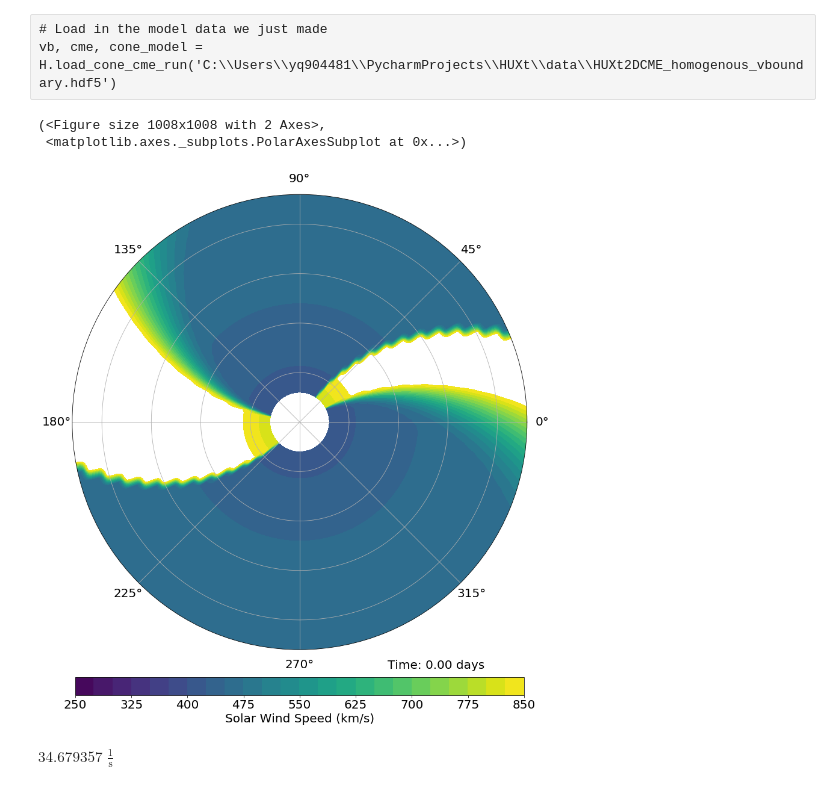
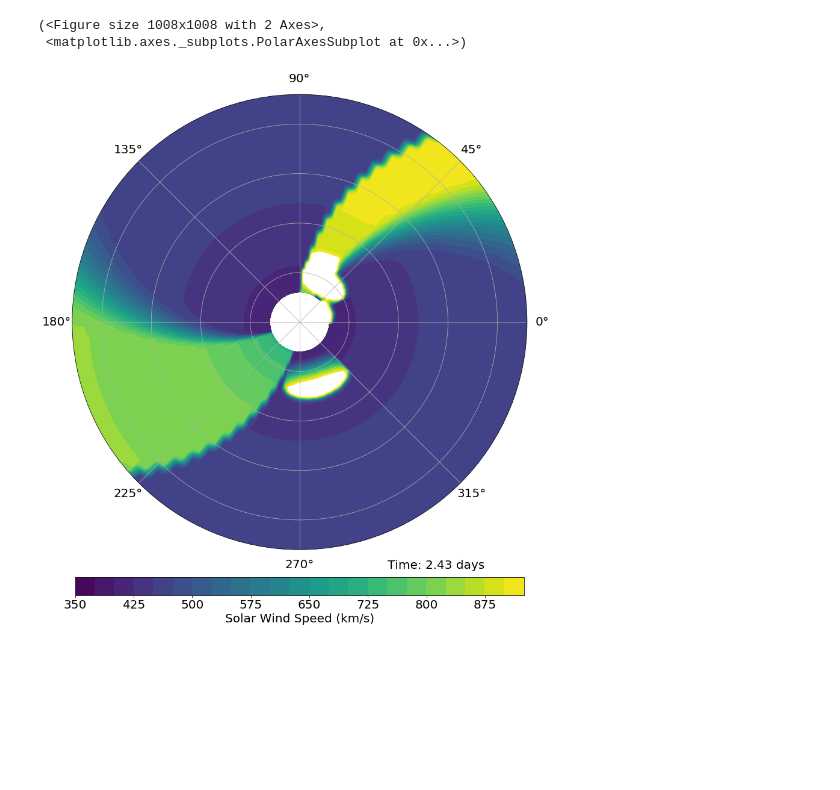
Before and after one commit to University-of-Reading-Space-Science/HUXt, a Jupyter notebook: code/HUXt_example.ipynb, the cells around one changed output. Drawn from its saved outputs; the diff is of its cells as text; code cells hidden in the pictures; blank space fills up the shorter version.

```diff
--- a/code/HUXt_example.ipynb
+++ b/code/HUXt_example.ipynb
@@ -24,23 +35,0 @@ ax.plot(cone_model.r.value, cone_model.v_grid_amb[0,:,10], 'r.')
-# %%
-# Create a the inner boundary solar wind condition (this must be 128 in size)
-v_boundary = np.ones(128) * 400 * u.km/u.s
-# Add two fast streams
-v_boundary[10:20] = v_boundary[10:20] * 2.0
-v_boundary[60:80] = v_boundary[60:80] * 2.0
-
-# Get a list of different CMEs to include in the model.
-daysec = 86400
-cme1 = H.ConeCME(t_launch=0.5*daysec, longitude=0, width=40, v=700, thickness=10)
-cme_list = [cme1]
-
-# Set up HUXt to run a simulation for 5 days, and output model data every 4 timesteps (about 35min)
-cone_model = H.HUXt2DCME(simtime=27, dt_scale=30)
-# Run the model, with a tag to go on output filename
-tag = "accel_test"
-cone_model.solve_cone_cme(v_boundary, cme_list, save=False, tag=tag)
-# Make an MP4 of the solution with CME
-#tag = "cone_run"
-#cone_model.animate('cme', tag)
-# Make an MP4 of the solution of ambient wind
-#tag = 'ambient'
-#cone_model.animate('ambient', tag)
@@ -72,13 +36,7 @@ ax.set_ylim(400,1000)
-# %% [raw]
-# Load in the model data we just made
-vb, cme, cone_model = H.load_cone_cme_run('C:\\Users\\yq904481\\PycharmProjects\\HUXt\\data\\HUXt2DCME_homogenous_vboundary.hdf5')
-# %%
-cone_model.plot(0, 'ambient')
-# %% [output]
-(<Figure size 1008x1008 with 2 Axes>,
- <matplotlib.axes._subplots.PolarAxesSubplot at 0x...>)
-[figure, removed]
-# %%
-(27*24*60*60 / 128) / cone_model.dt
-# %% [output]
-$34.679357 \; \mathrm{\frac{1}{s}}$
+# %%
+# Output a plot of the model output at the 100th timestep
+cone_model.plot(100)
+# %% [output]
+(<Figure size 1008x1008 with 2 Axes>,
+ <matplotlib.axes._subplots.PolarAxesSubplot at 0x...>)
+[figure, added]
```
Also changed, not shown: parts of 5 cells of this notebook, 2 other files.
